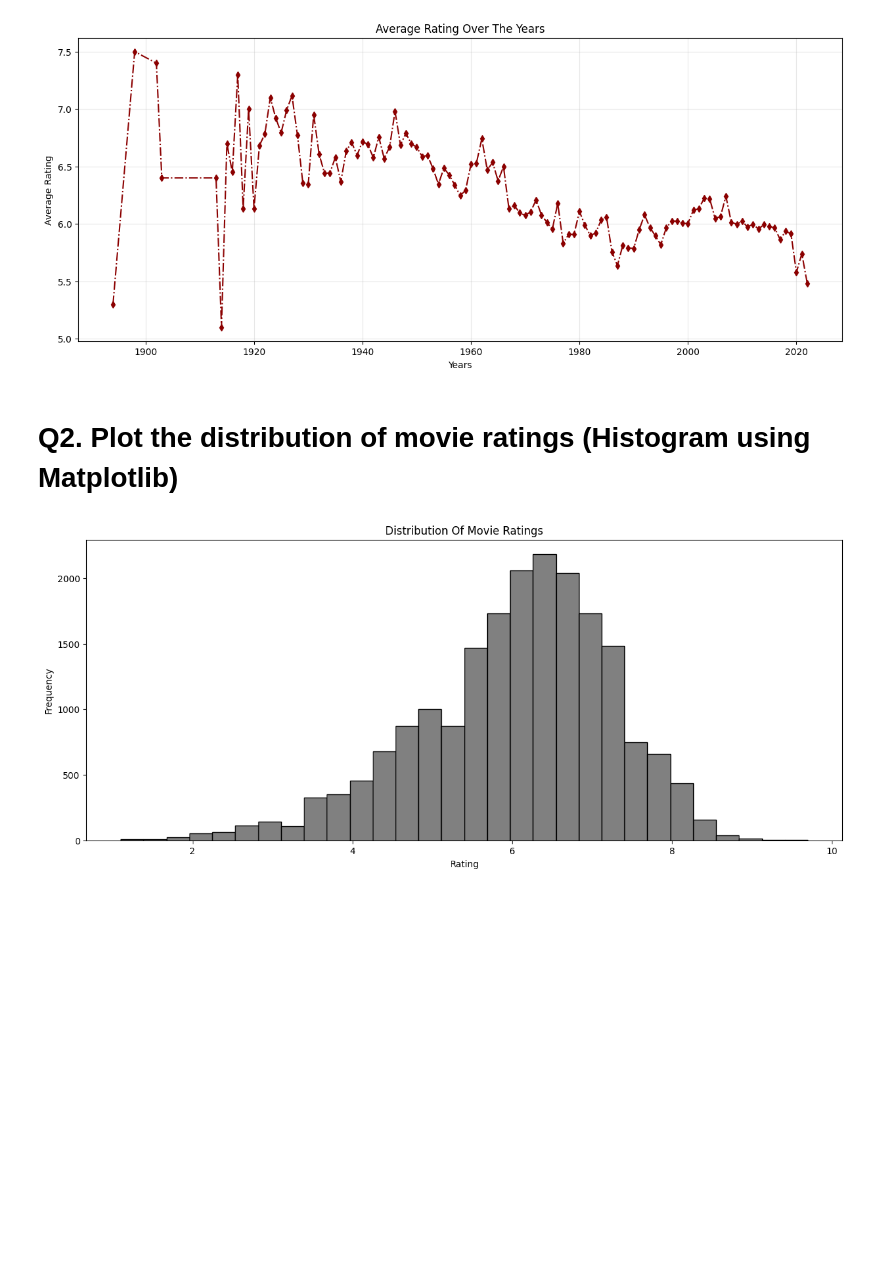
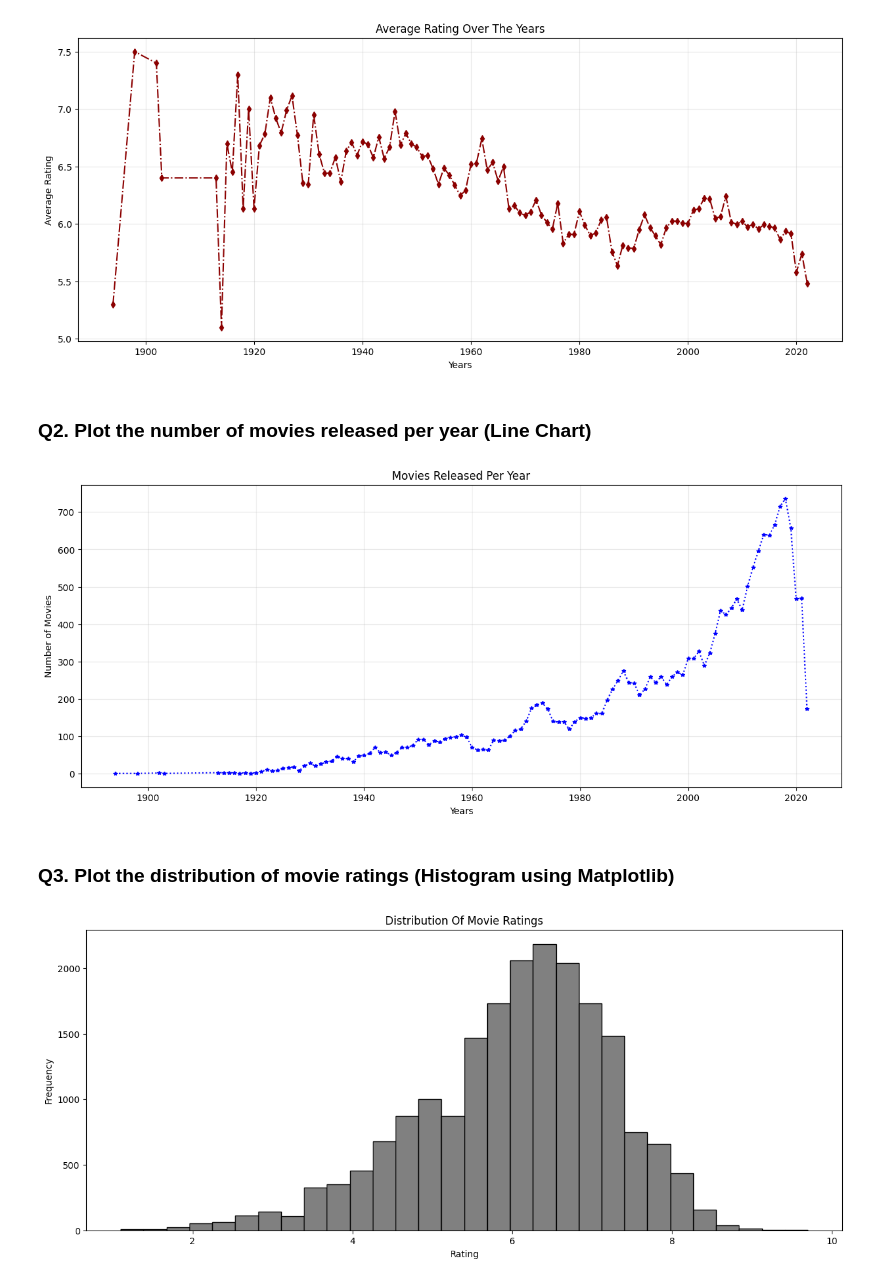
Before and after one commit to Shakti9798/IMDB-EDA-PYTHON, a Jupyter notebook: imdb_data_analysis.ipynb, the cells around one changed output. Saved outputs shown, nothing was run; the diff lists cells and outputs as text; code cells hidden in the pictures; blank space fills up the shorter version.

```diff
--- a/imdb_data_analysis.ipynb
+++ b/imdb_data_analysis.ipynb
@@ -543,8 +543,25 @@ plt.grid(alpha = 0.3)
 plt.show()
 # %% [output]
 [figure]
+# %% [markdown]
+### Q2. Plot the number of movies released per year (Line Chart)
+# %%
+plt.figure(figsize = (15,6))
+
+mpy = df.groupby("year")["id"].count()
+
+plt.plot(mpy.index, mpy.values, color = "blue", marker = "*", markersize = 4, linestyle = "dotted")
+plt.title("Movies Released Per Year")
+plt.xlabel("Years")
+plt.ylabel("Number of Movies")
+
+plt.grid(alpha = 0.3)
+
+plt.show()
+# %% [output]
+[figure, added]
 # %% [markdown]
-# **Q2. Plot the distribution of movie ratings (Histogram using Matplotlib)**
+### Q3. Plot the distribution of movie ratings (Histogram using Matplotlib)
 # %%
 plt.figure(figsize = (15,6))
 
```
Also changed, not shown: parts of 7 cells of this notebook.
